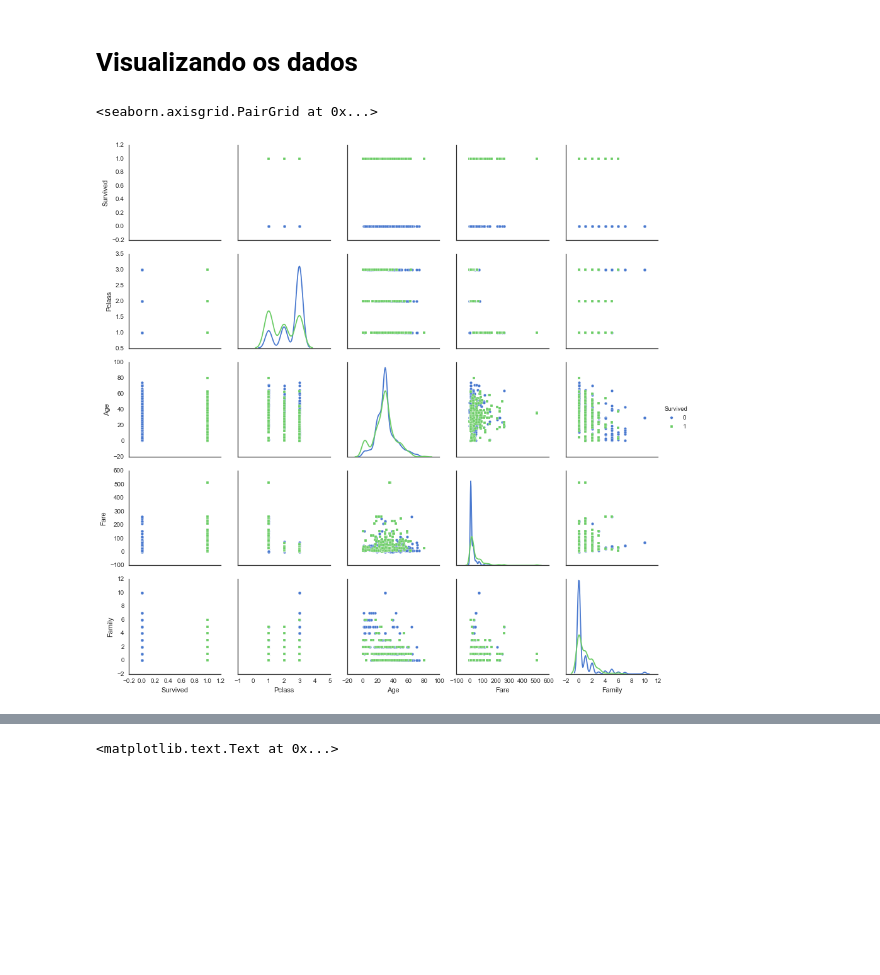
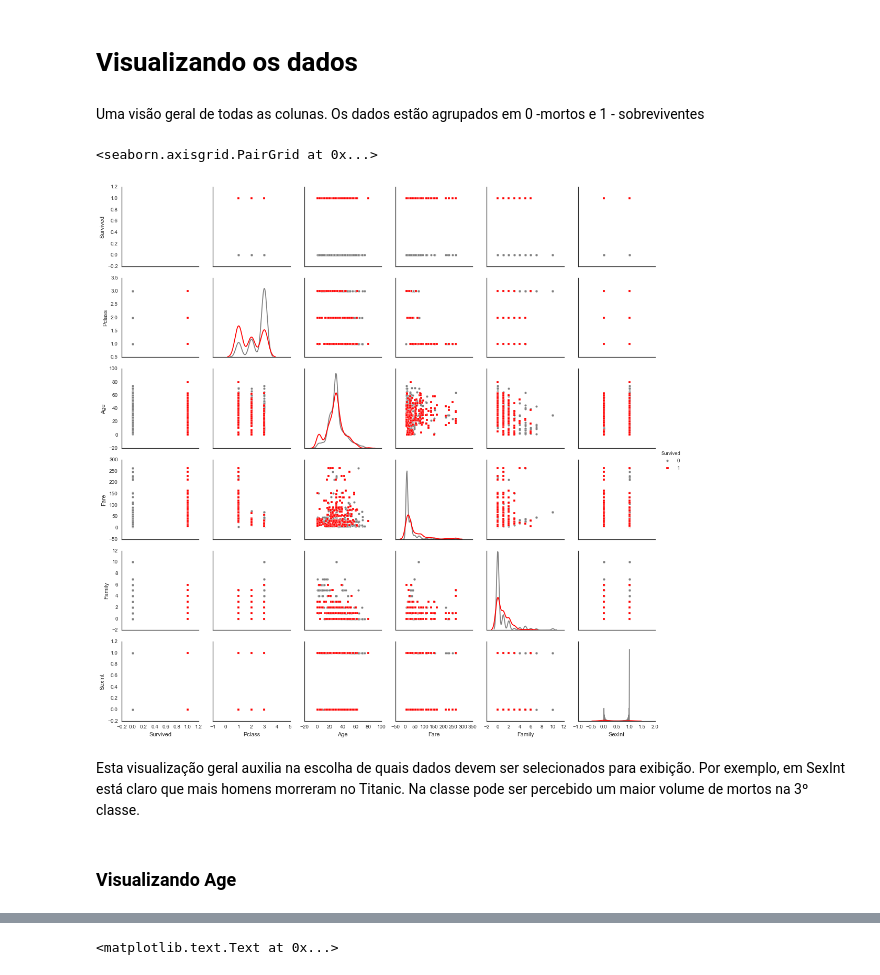
Before and after one commit to liebycardoso/Data_Analysis, a Jupyter notebook: Titanic.ipynb, the cells around one changed output, grey strips where cells are left out. Drawn from its saved outputs; the diff is of its cells as text; code cells hidden in the pictures; blank space fills up the shorter version.

```diff
--- a/Titanic.ipynb
+++ b/Titanic.ipynb
@@ -168,0 +299,5 @@ titanic_df.describe().fillna(0)
+# %%
+# Lista os 10 maiores valores de Fare, mas a lista tem valores repetidos, então filtra somente unicos(.unique) e
+# retorna a segunda linha [1], porque a primeira é o Max.
+second_max_fare = titanic_df.Fare.nlargest(10).unique()[1]
+second_max_fare
@@ -168,0 +306,3 @@ titanic_df.describe().fillna(0)
+# %%
+# Atribui o segundo valor mais alto da coluna(second_max_fare) onde Fare é igual ao valor máximo da coluna
+titanic_df.Fare = titanic_df.Fare.apply(lambda x: second_max_fare if x==titanic_df.Fare.max() else x)
@@ -168,0 +336,3 @@ titanic_df.describe().fillna(0)
+# %%
+# Atribui o segundo valor mais alto da coluna onde Fare é igual ao valor máximo da coluna
+titanic_df.Fare = titanic_df.Fare.apply(lambda x: titanic_df.Fare.mean() if x==0 else x)
@@ -177,0 +370,2 @@ Entre os valores demonstrados, Sex e Age são as variáveis mais correlacionadas
+# %%
+titanic_df['SexInt'] = map(int, titanic_df.Sex == 'male')
@@ -178,11 +431,18 @@ Entre os valores demonstrados, Sex e Age são as variáveis mais correlacionadas
 # %% [markdown]
 # Visualizando os dados
+# %% [markdown]
+Uma visão geral de todas as colunas. Os dados estão agrupados em 0 -mortos e 1 - sobreviventes
 # %%
-# Visão geral de todas as variáveis com a ajuda do pairplot(). Os dados estão divididos entre 0 -mortos e 1 - sobreviventes
-sb.pairplot(titanic_df, hue='Survived', diag_kind='kde', size=2.5, markers=['o','s'])
+# Visão geral de todas as variáveis com a ajuda do pairplot().
+sb.pairplot(titanic_df, hue='Survived', diag_kind='kde', size=2.5, markers=['o','s'], palette=['gray','red'])
+# kind='reg'
 # %% [output]
 <seaborn.axisgrid.PairGrid at 0x...>
-[figure, old version]
+[figure, new version]
+# %% [markdown]
+Esta visualização geral auxilia na escolha de quais dados devem ser selecionados para exibição. Por exemplo, em SexInt está claro que mais homens morreram no Titanic. Na classe pode ser percebido um maior volume de mortos na 3º classe.
+# %% [markdown]
+### Visualizando Age
 # %%
 fig = plt.figure(figsize=(18,6), dpi=1600)
 
```
Also changed, not shown: parts of 68 cells of this notebook.
